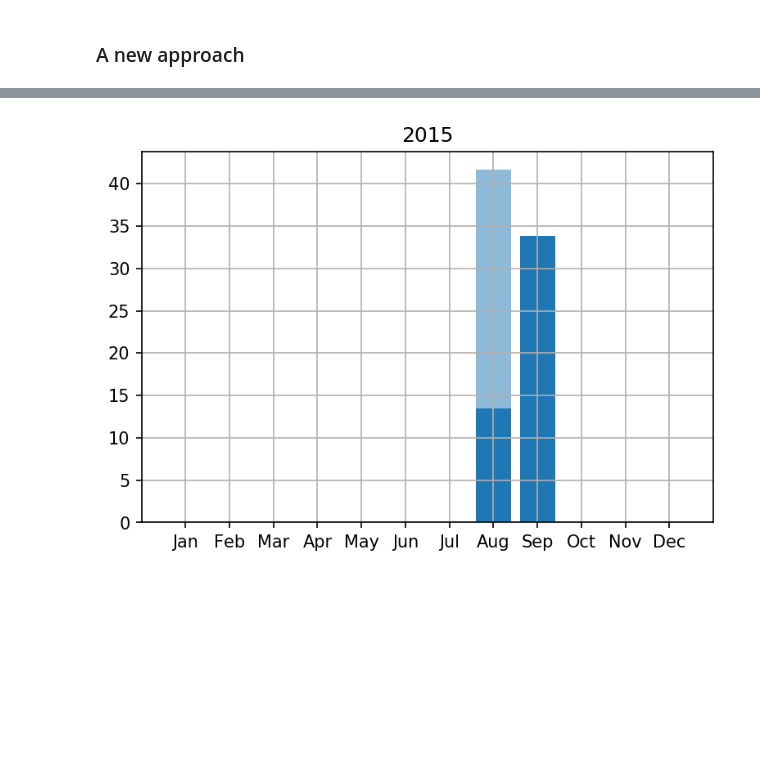
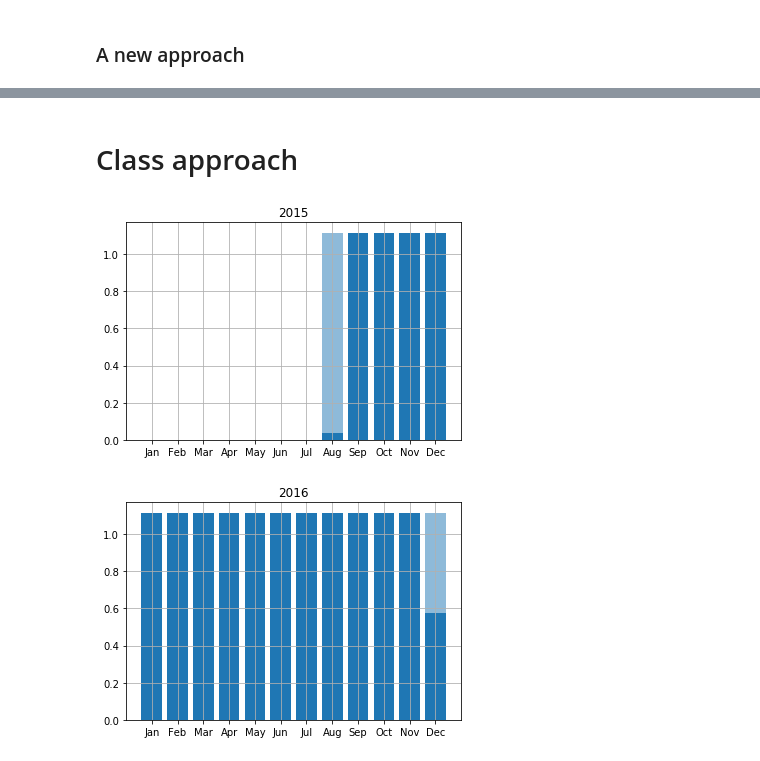
Before and after one commit to Kecksdose/consumption-counter, a Jupyter notebook: consumption-counter.ipynb, the cells around one changed output, grey strips where cells are left out. Cells and saved outputs as stored; diff of their text form; code cells hidden in the pictures; blank space fills up the shorter version.

```diff
--- a/consumption-counter.ipynb
+++ b/consumption-counter.ipynb
@@ -268,6 +273,8 @@ def plot_data(data, dtds, normed=True):
     # Plot yearly
     years = range(dtds[0].year, dtds[-1].year + 1)
 
+    figs = []
+
     for year in years:
         dates_in_year = [date for date in dtds if date.year == year]
         dates_indices = [dtds.index(date) for date in dtds if date.year == year]
@@ -279,6 +286,8 @@ def plot_data(data, dtds, normed=True):
                                counts_times_fractions[dates_indices[0]: dates_indices[-1] + 1]):
             inputs[diy.month - 1] = (c, ctf)
 
+        fig1 = plt.figure()
+
         plt.bar(list(inputs.keys()), [val[0] for val in list(inputs.values())], alpha=0.5)
         plt.bar(list(inputs.keys()), [val[1] for val in list(inputs.values())], alpha=1,
                 color='#1f77b4')
@@ -286,11 +295,11 @@ def plot_data(data, dtds, normed=True):
         plt.grid()
         plt.xticks(range(12), month_names)
 
-        plt.show()
+        figs.append(fig1)
+
+    return figs
 # %%
-#data = prepare_data(dates_to_determine, dates_formatted, counts)
-data = prepare_data(test_dates_to_determine, test_dates, test_counts)
+data = prepare_data(dates_to_determine, dates_formatted, counts)
+#data = prepare_data(test_dates_to_determine, test_dates, test_counts)
 # %%
-plot_data(data, dates_to_determine)
+a = plot_data(data, dates_to_determine)
-# %% [output]
-[figure, removed]
@@ -296,0 +308,12 @@ plot_data(data, dates_to_determine)
+# %% [markdown]
+# Class approach
+# %%
+dates = ["01.08.2015", "31.08.2015", "17.11.2015", "13.12.2015",
+         "17.01.2016", "06.03.2016", "06.07.2016", "31.07.2016",
+         "04.12.2016", "19.01.2017", "07.02.2017", "21.03.2017",
+         "14.05.2017", "28.05.2017", "04.06.2017", "25.06.2017"]
+
+counts = [13169, 13263, 13470, 13548,
+          13673, 13835, 14275, 14348,
+          14698, 14876, 14965, 15117,
+          15439, 15518, 15557, 15656]
@@ -296,0 +505,11 @@ plot_data(data, dates_to_determine)
+# %%
+dates = ["31.08.2015", "17.12.2016"]
+counts = [13470, 13999, 1243125]
+
+cc = ConsumptionCounter(dates, counts)
+
+cc.plot_data(cc.counts_and_certainties, cc.anchor_points)
+plt.show()
+# %% [output]
+[figure, added]
+[figure, added]
```
Also changed, not shown: parts of 5 cells of this notebook.
